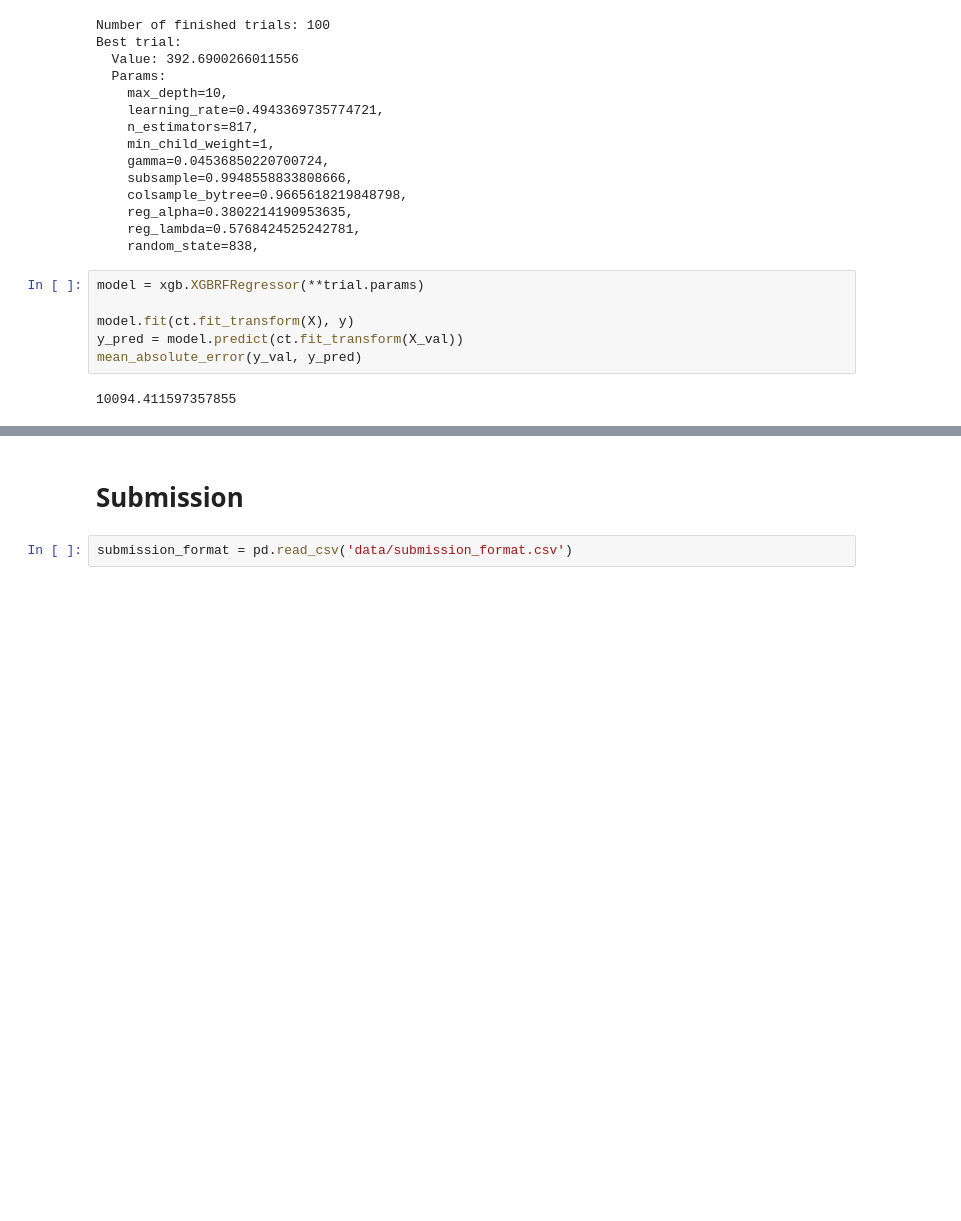
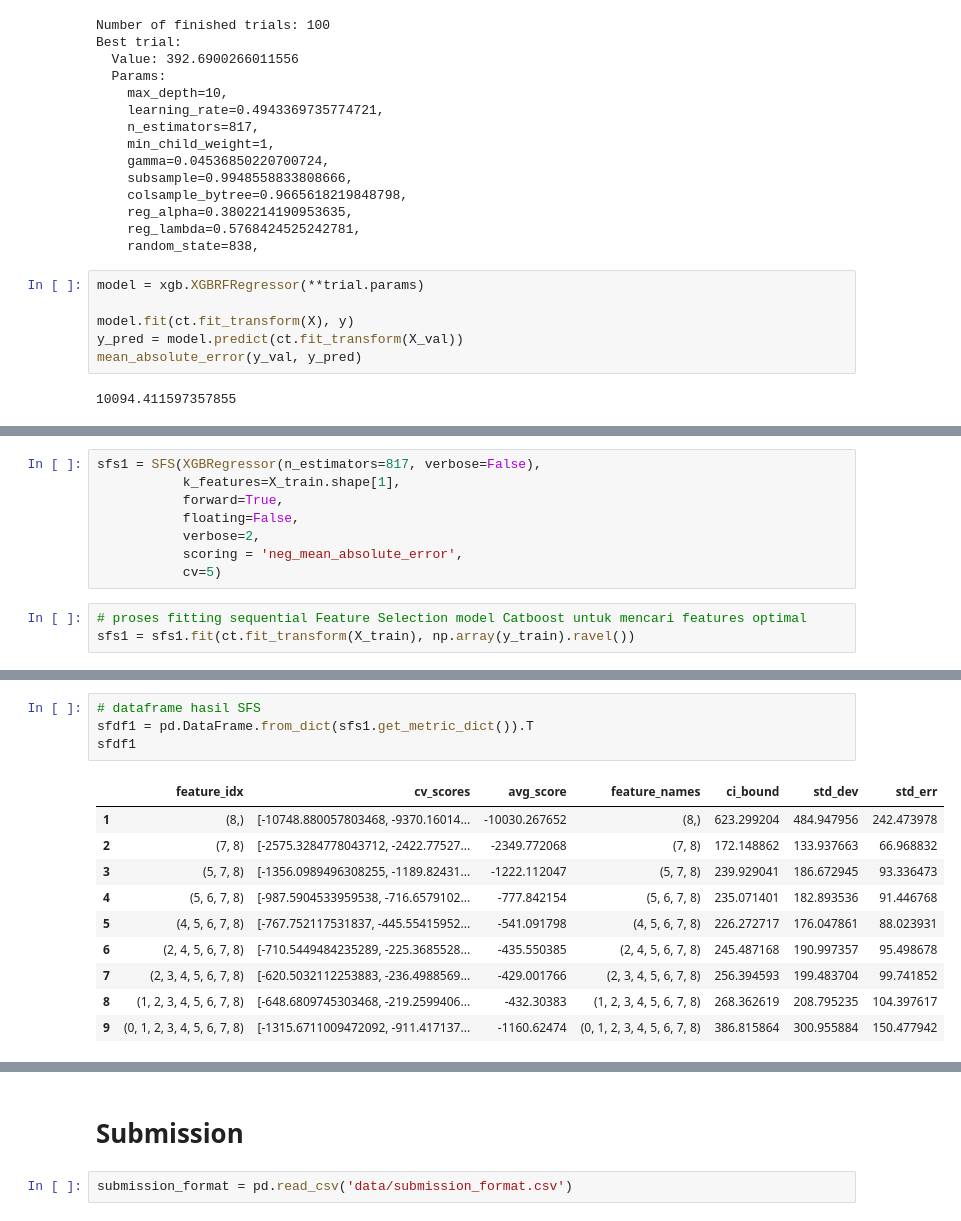
Before and after one commit to FelixFern/FINDIT-2023-ODE, a Jupyter notebook: Oh Data Euy.ipynb, the cells around one changed output, grey strips where cells are left out. Drawn from its saved outputs; the diff is of its cells as text; blank space fills up the shorter version.

```diff
--- a/Oh Data Euy.ipynb
+++ b/Oh Data Euy.ipynb
@@ -1042,0 +1045,11 @@ mean_absolute_error(y_val, y_pred)
+# %%
+sfs1 = SFS(XGBRegressor(n_estimators=817, verbose=False),
+           k_features=X_train.shape[1],
+           forward=True,
+           floating=False,
+           verbose=2,
+           scoring = 'neg_mean_absolute_error',
+           cv=5)
+# %%
+# proses fitting sequential Feature Selection model Catboost untuk mencari features optimal
+sfs1 = sfs1.fit(ct.fit_transform(X_train), np.array(y_train).ravel())
@@ -1042,0 +1170,15 @@ mean_absolute_error(y_val, y_pred)
+# %%
+# dataframe hasil SFS
+sfdf1 = pd.DataFrame.from_dict(sfs1.get_metric_dict()).T
+sfdf1
+# %% [output]
+|  | feature_idx | cv_scores | avg_score | feature_names | ci_bound | std_dev | std_err |
+| 1 | (8,) | [-10748.880057803468, -9370.16014... | -10030.267652 | (8,) | 623.299204 | 484.947956 | 242.473978 |
+| 2 | (7, 8) | [-2575.3284778043712, -2422.77527... | -2349.772068 | (7, 8) | 172.148862 | 133.937663 | 66.968832 |
+| 3 | (5, 7, 8) | [-1356.0989496308255, -1189.82431... | -1222.112047 | (5, 7, 8) | 239.929041 | 186.672945 | 93.336473 |
+| 4 | (5, 6, 7, 8) | [-987.5904533959538, -716.6579102... | -777.842154 | (5, 6, 7, 8) | 235.071401 | 182.893536 | 91.446768 |
+| 5 | (4, 5, 6, 7, 8) | [-767.752117531837, -445.55415952... | -541.091798 | (4, 5, 6, 7, 8) | 226.272717 | 176.047861 | 88.023931 |
+| 6 | (2, 4, 5, 6, 7, 8) | [-710.5449484235289, -225.3685528... | -435.550385 | (2, 4, 5, 6, 7, 8) | 245.487168 | 190.997357 | 95.498678 |
+| 7 | (2, 3, 4, 5, 6, 7, 8) | [-620.5032112253883, -236.4988569... | -429.001766 | (2, 3, 4, 5, 6, 7, 8) | 256.394593 | 199.483704 | 99.741852 |
+| 8 | (1, 2, 3, 4, 5, 6, 7, 8) | [-648.6809745303468, -219.2599406... | -432.30383 | (1, 2, 3, 4, 5, 6, 7, 8) | 268.362619 | 208.795235 | 104.397617 |
+| 9 | (0, 1, 2, 3, 4, 5, 6, 7, 8) | [-1315.6711009472092, -911.417137... | -1160.62474 | (0, 1, 2, 3, 4, 5, 6, 7, 8) | 386.815864 | 300.955884 | 150.477942 |
```
Also changed, not shown: parts of 11 cells of this notebook, 1 other file.
